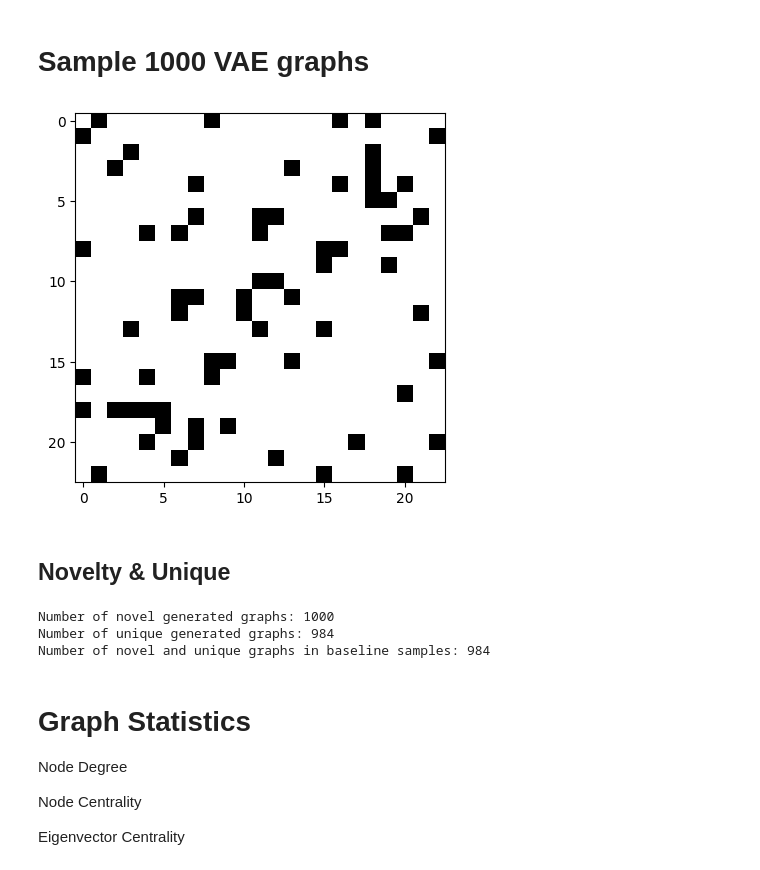
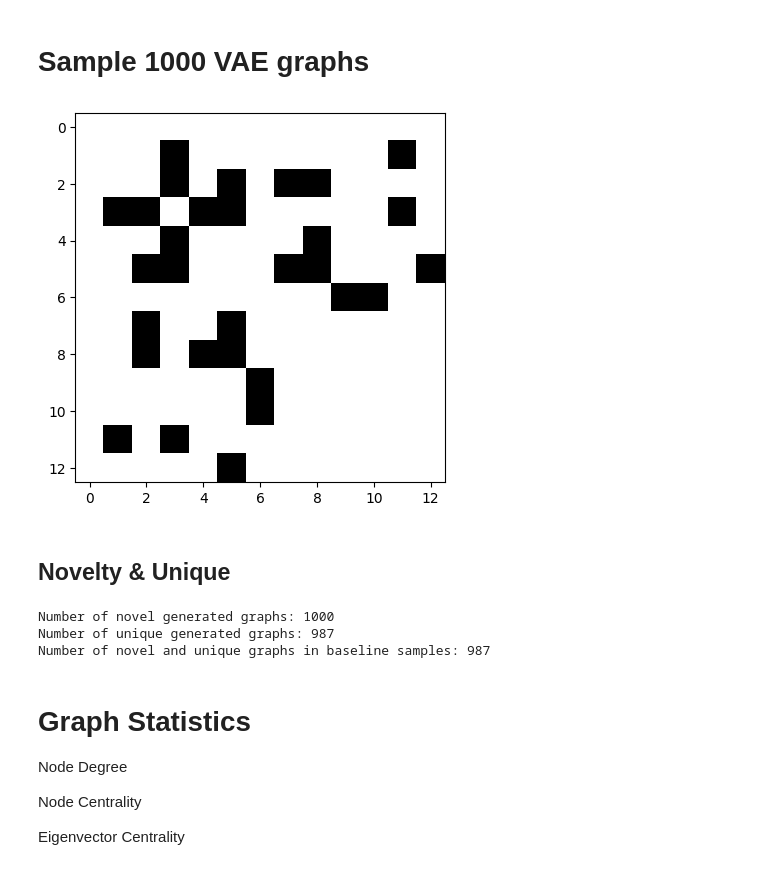
Before and after one commit to Neismo/AML, a Jupyter notebook: project3/notebookVAEGraph.ipynb, the cells around one changed output. Drawn from its saved outputs; the diff is of its cells as text; code cells hidden in the pictures.

```diff
--- a/project3/notebookVAEGraph.ipynb
+++ b/project3/notebookVAEGraph.ipynb
@@ -26,13 +26,14 @@ for i in range(1000):
         adj = model.sample(n, device=DEVICE)
     adj_np = adj.cpu().numpy()
     G = nx.from_numpy_array((adj_np > 0.5).astype(int))
+    adj_np = adj_np[:n, :n] # only keep the valid part of the adjacency matrix
     vae_graphs.append(G)
 # %%
 from matplotlib import pyplot as plt
-plt.imshow(nx.to_numpy_array(vae_graphs[3]), cmap="Greys", vmin=0, vmax=1)
+plt.imshow(nx.to_numpy_array(vae_graphs[5]), cmap="Greys", vmin=0, vmax=1)
 plt.show()
 # %% [output]
-[figure, old version]
+[figure, new version]
 # %% [markdown]
 ## Novelty & Unique
 # %%
@@ -56,8 +57,8 @@ print(f"Number of unique generated graphs: {len(unique_hashes)}")
 print(f"Number of novel and unique graphs in baseline samples: {len(novel_and_unique)}")
 # %% [output]
 Number of novel generated graphs: 1000
-Number of unique generated graphs: 984
-Number of novel and unique graphs in baseline samples: 984
+Number of unique generated graphs: 987
+Number of novel and unique graphs in baseline samples: 987
 # %% [markdown]
 # Graph Statistics
 
```
